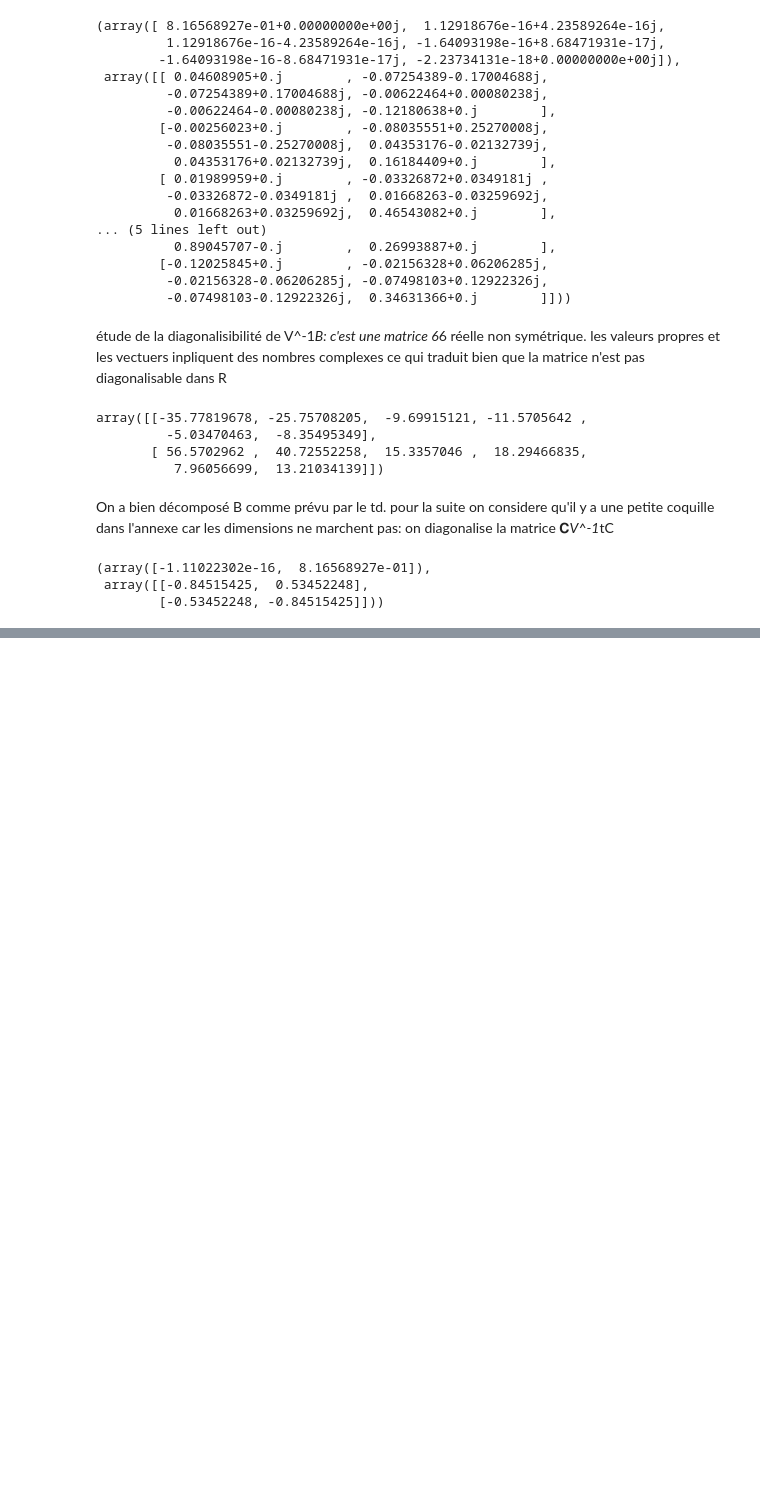
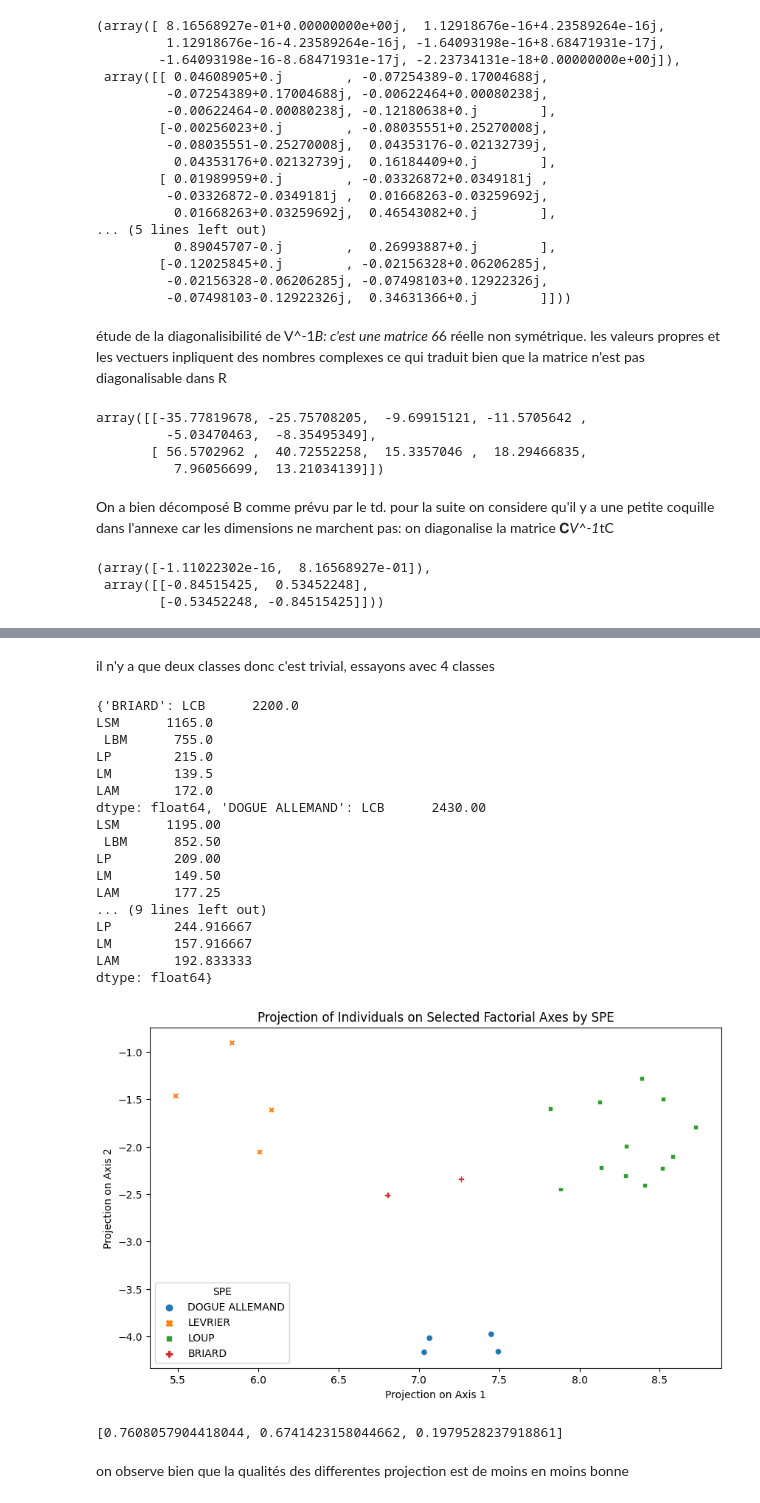
Before and after one commit to malayaan/AFD, a Jupyter notebook: td_paul_decroux_donatien_phalippou.Ipynb, the cells around one changed output, grey strips where cells are left out. Saved outputs shown, nothing was run; the diff lists cells and outputs as text; code cells hidden in the pictures; blank space fills up the shorter version.

```diff
--- a/td_paul_decroux_donatien_phalippou.Ipynb
+++ b/td_paul_decroux_donatien_phalippou.Ipynb
@@ -223,0 +397,53 @@ eigenvalues_C_V_inv_Ct, eigenvectors_C_V_inv_Ct
+# %% [markdown]
+il n'y a que deux classes donc c'est trivial, essayons avec 4 classes
+# %%
+from afd import AFD
+
+file_path = 'especes.csv'  # Ensure this path is correct
+data = pd.read_csv(file_path, sep=';')  # Adjust the separator if needed
+
+# Initialize the AFD object with the dataset and the target column
+afd = AFD(data, 'SPE')
+
+# Compute the matrices B, W, and V
+afd.compute_matrices()
+
+# Compute the factorial axes
+afd.compute_factorial_axis()
+
+# Project the data onto 2 axis
+afd.project_data(dimensions=(0,1))
+
+# Plot the projections
+afd.plot_projections()
+# %% [output]
+{'BRIARD': LCB      2200.0
+LSM      1165.0
+ LBM      755.0
+LP        215.0
+LM        139.5
+LAM       172.0
+dtype: float64, 'DOGUE ALLEMAND': LCB      2430.00
+LSM      1195.00
+ LBM      852.50
+LP        209.00
+LM        149.50
+LAM       177.25
+... (9 lines left out)
+LP        244.916667
+LM        157.916667
+LAM       192.833333
+dtype: float64}
+[figure, added]
+# %%
+eigenvalues=afd.sorted_eigenvalues
+qualities=[]
+for i in range(3):
+    sum_of_remaining = sum(eigenvalues) - eigenvalues[i]
+    quality = eigenvalues[i] / sum_of_remaining if sum_of_remaining != 0 else 0
+    qualities+=[quality]
+qualities
+# %% [output]
+[0.7608057904418044, 0.6741423158044662, 0.1979528237918861]
+# %% [markdown]
+on observe bien que la qualités des differentes projection est de moins en moins bonne
```
Also changed, not shown: parts of 16 cells of this notebook, 4 other files.
